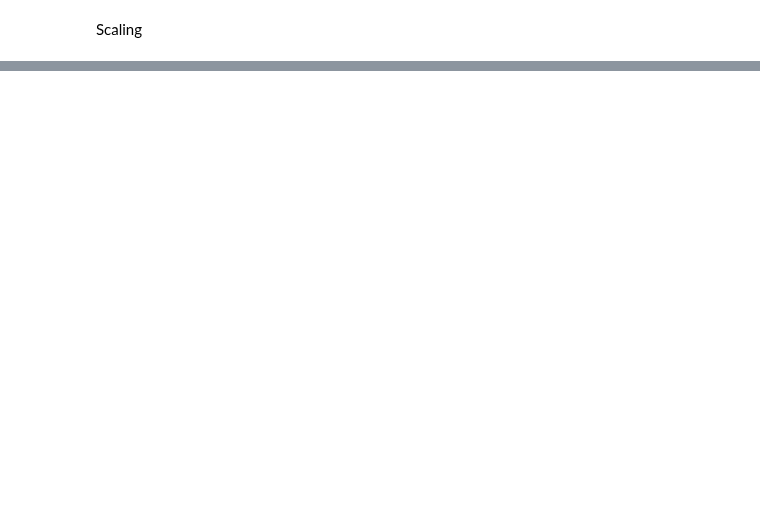
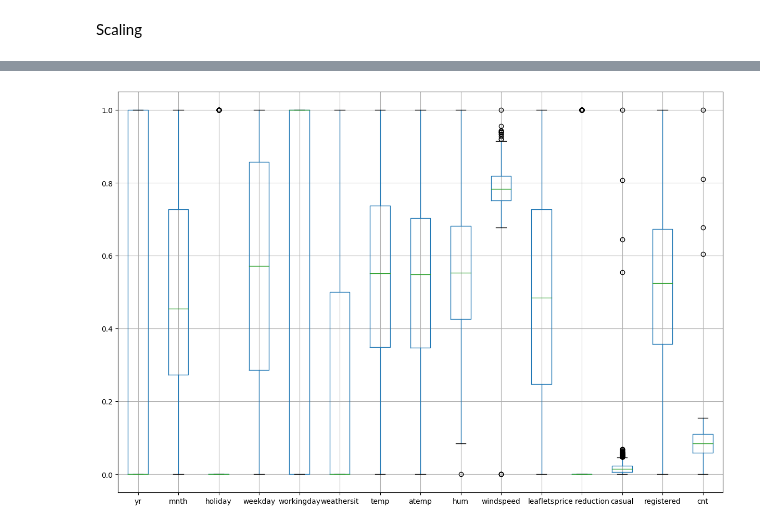
Before and after one commit to PatrykGadziomski/Bike-Rental-Prediction, a Jupyter notebook: Task 2/preprocessing.ipynb, the cells around one changed output, grey strips where cells are left out. Saved outputs shown, nothing was run; the diff lists cells and outputs as text; code cells hidden in the pictures; blank space fills up the shorter version.

```diff
--- a/Task 2/preprocessing.ipynb
+++ b/Task 2/preprocessing.ipynb
@@ -192,0 +148,3 @@ plt.show()
+# %%
+df2 = pd.DataFrame(normed_data, columns=index_train_df.columns[1:])
+df2['dteday'] = index_train_df['dteday']
@@ -192,0 +173,5 @@ plt.show()
+# %%
+boxplot = df2.iloc[:, 1:].boxplot(figsize=(15, 10))
+plt.show()
+# %% [output]
+[figure, added]
```
Also changed, not shown: parts of 10 cells of this notebook.
